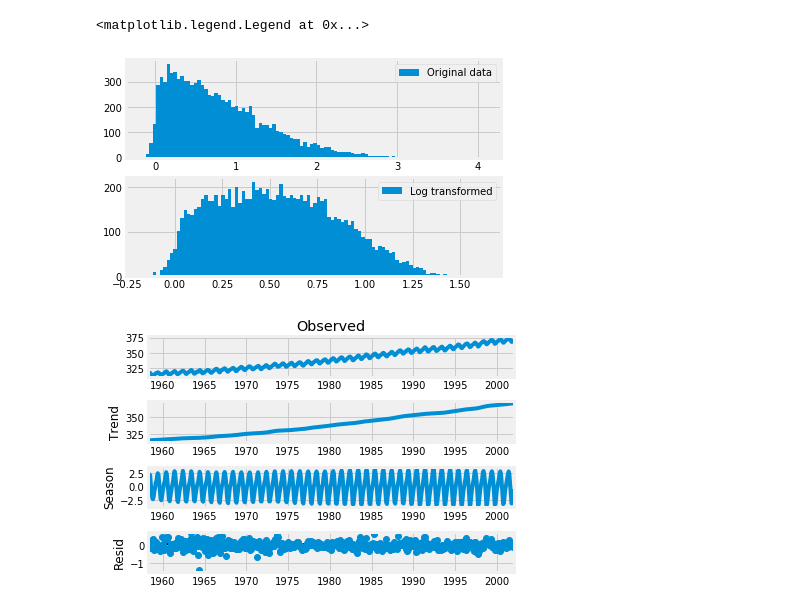
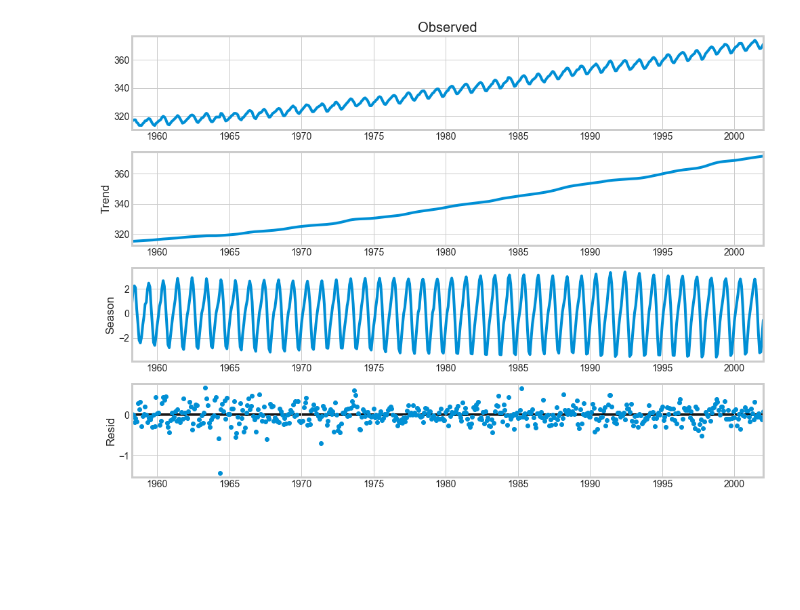
Before and after one commit to MaxwellLZH/blog, a Jupyter notebook: outlier-detection-series/statsbased/example.ipynb, the cells around one changed output. Cells and saved outputs as stored; diff of their text form; code cells hidden in the pictures; blank space fills up the shorter version.

Commit message:
stats based AD

```diff
--- a/outlier-detection-series/statsbased/example.ipynb
+++ b/outlier-detection-series/statsbased/example.ipynb
@@ -10,0 +50,16 @@ from IPython.core.pylabtools import figsize
+# %%
+# how does the value of lambda affect the transformations
+import seaborn as sns
+sns.set_style('whitegrid')
+
+x = np.linspace(0.5, 2, 100)
+
+for l in [-3, -2, -1, 0, 1, 2, 3]:
+    plt.plot(x, box_cox(x, l), label=l, alpha=0.6)
+
+plt.legend()
+plt.xlim(0.25, 2.5)
+plt.ylim(-2.5, 2.5)
+
+plt.xlabel('x before transformation')
+plt.ylabel('X after transformation')
@@ -19,14 +73,0 @@ plt.plot(seasonal)
-# %%
-# log remove skewness
-from scipy.stats import skewnorm
-
-rvs = skewnorm.rvs(20, size=10000)
-
-_, axes = plt.subplots(nrows=2, ncols=1)
-_ = axes[0].hist(rvs, bins=100, label='Original data')
-axes[0].legend()
-_ = axes[1].hist(np.log1p(rvs), bins=100, label='Log transformed')
-axes[1].legend()
-# %% [output]
-<matplotlib.legend.Legend at 0x...>
-[figure, removed]
@@ -36,13 +74,14 @@ seasonal = np.sin(base / 50) * 100 + 100
 # %%
 # !pip install statsmodels
 from statsmodels.datasets import co2
 from statsmodels.tsa.seasonal import STL
 
+figsize(14, 10)
 
 data = co2.load(True).data
 data = data.resample('M').mean().ffill()
 
 res = STL(data).fit()
 _ = res.plot()
 # %% [output]
-[figure, old version]
+[figure, new version]
```
Also changed, not shown: parts of 25 cells of this notebook, 12 other files.
